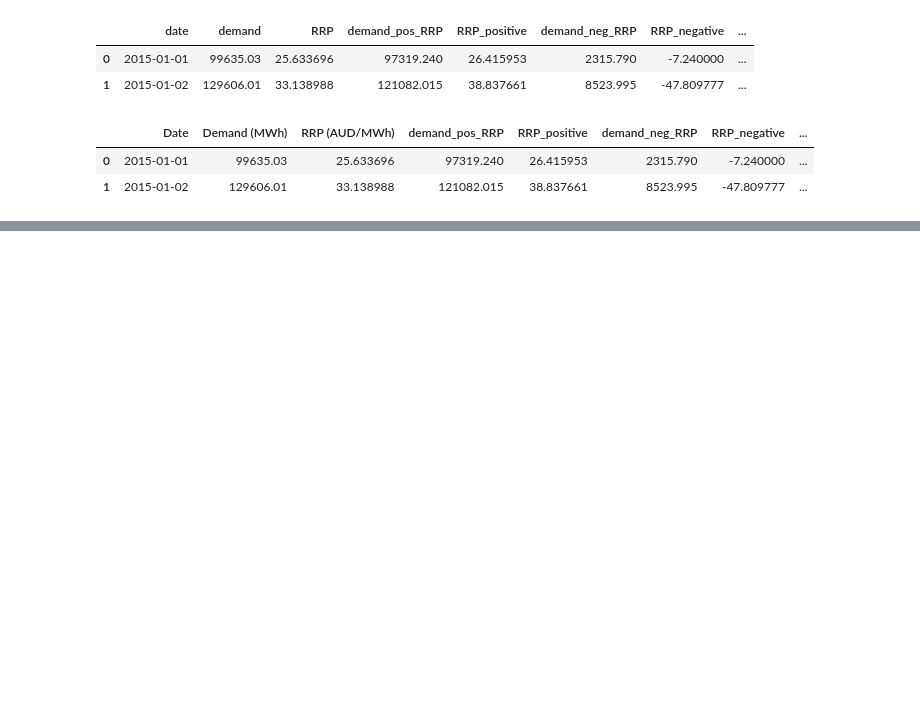
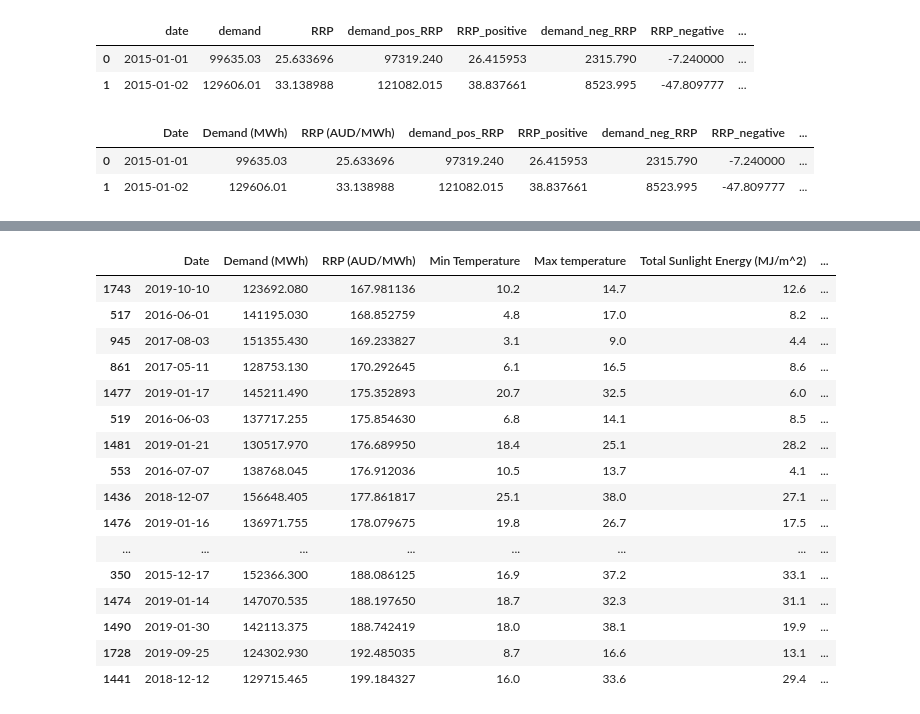
Before and after one commit to AThompson7/Project-1, a Jupyter notebook: electricity.ipynb, the cells around one changed output, grey strips where cells are left out. Drawn from its saved outputs; the diff is of its cells as text; code cells hidden in the pictures; blank space fills up the shorter version.

```diff
--- a/electricity.ipynb
+++ b/electricity.ipynb
@@ -25,0 +38,22 @@ electricity_data_clean = electricity_data_df.drop(electricity_data_df.columns[[3
+# %%
+#Removing rows with large price outliers
+electricity_data_clean.sort_values("RRP (AUD/MWh)").tail(20)
+electricity_data_clean = electricity_data_clean.loc[electricity_data_clean["RRP (AUD/MWh)"] <= 200, :]
+# %% [output]
+|  | Date | Demand (MWh) | RRP (AUD/MWh) | Min Temperature | Max temperature | Total Sunlight Energy (MJ/m^2) | ... |
+| 1743 | 2019-10-10 | 123692.080 | 167.981136 | 10.2 | 14.7 | 12.6 | ... |
+| 517 | 2016-06-01 | 141195.030 | 168.852759 | 4.8 | 17.0 | 8.2 | ... |
+| 945 | 2017-08-03 | 151355.430 | 169.233827 | 3.1 | 9.0 | 4.4 | ... |
+| 861 | 2017-05-11 | 128753.130 | 170.292645 | 6.1 | 16.5 | 8.6 | ... |
+| 1477 | 2019-01-17 | 145211.490 | 175.352893 | 20.7 | 32.5 | 6.0 | ... |
+| 519 | 2016-06-03 | 137717.255 | 175.854630 | 6.8 | 14.1 | 8.5 | ... |
+| 1481 | 2019-01-21 | 130517.970 | 176.689950 | 18.4 | 25.1 | 28.2 | ... |
+| 553 | 2016-07-07 | 138768.045 | 176.912036 | 10.5 | 13.7 | 4.1 | ... |
+| 1436 | 2018-12-07 | 156648.405 | 177.861817 | 25.1 | 38.0 | 27.1 | ... |
+| 1476 | 2019-01-16 | 136971.755 | 178.079675 | 19.8 | 26.7 | 17.5 | ... |
+| ... | ... | ... | ... | ... | ... | ... | ... |
+| 350 | 2015-12-17 | 152366.300 | 188.086125 | 16.9 | 37.2 | 33.1 | ... |
+| 1474 | 2019-01-14 | 147070.535 | 188.197650 | 18.7 | 32.3 | 31.1 | ... |
+| 1490 | 2019-01-30 | 142113.375 | 188.742419 | 18.0 | 38.1 | 19.9 | ... |
+| 1728 | 2019-09-25 | 124302.930 | 192.485035 | 8.7 | 16.6 | 13.1 | ... |
+| 1441 | 2018-12-12 | 129715.465 | 199.184327 | 16.0 | 33.6 | 29.4 | ... |
```
Also changed, not shown: parts of 4 cells of this notebook.
